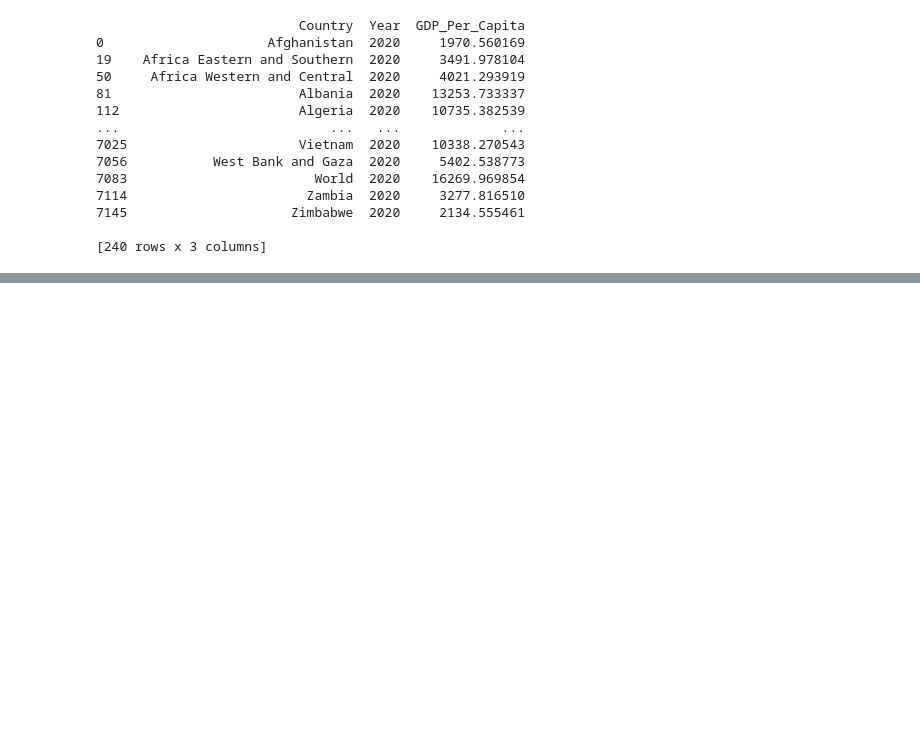
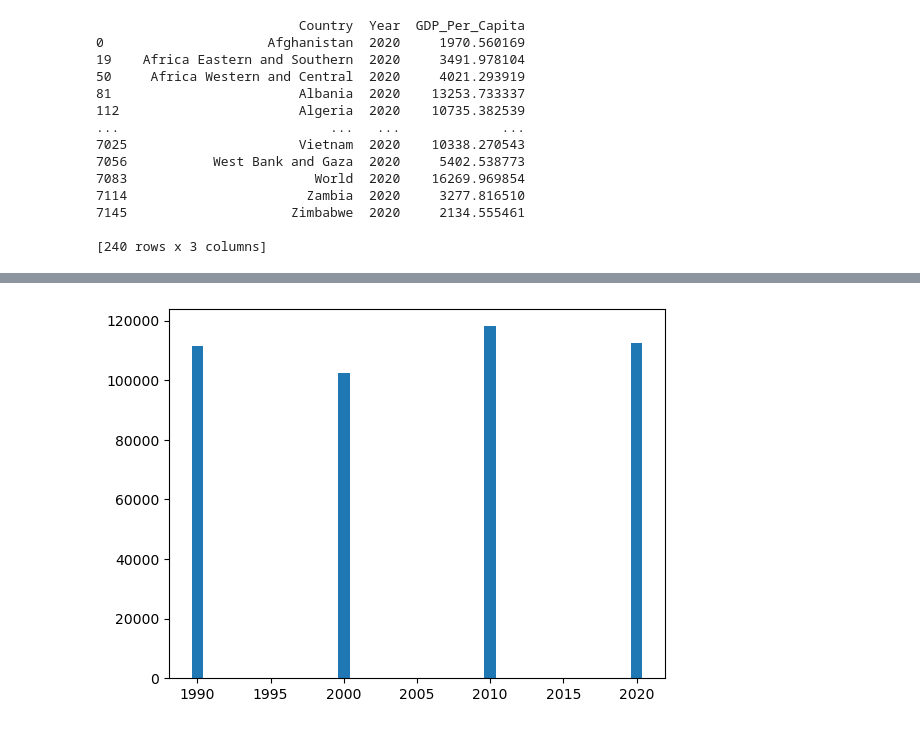
Before and after one commit to scost46/gdp-and-internet-usage-scost46, a Jupyter notebook: notebook/UN_Project.ipynb, the cells around one changed output, grey strips where cells are left out. Saved outputs shown, nothing was run; the diff lists cells and outputs as text; code cells hidden in the pictures; blank space fills up the shorter version.

```diff
--- a/notebook/UN_Project.ipynb
+++ b/notebook/UN_Project.ipynb
@@ -138,0 +170,6 @@ gdp_2020['GDP_Per_Capita'].median()
+# %%
+#bar plot
+plt.bar(gdp_decades.Year, gdp_decades.GDP_Per_Capita)
+plt.show()
+# %% [output]
+[figure, added]
```
Also changed, not shown: parts of 21 cells of this notebook.
